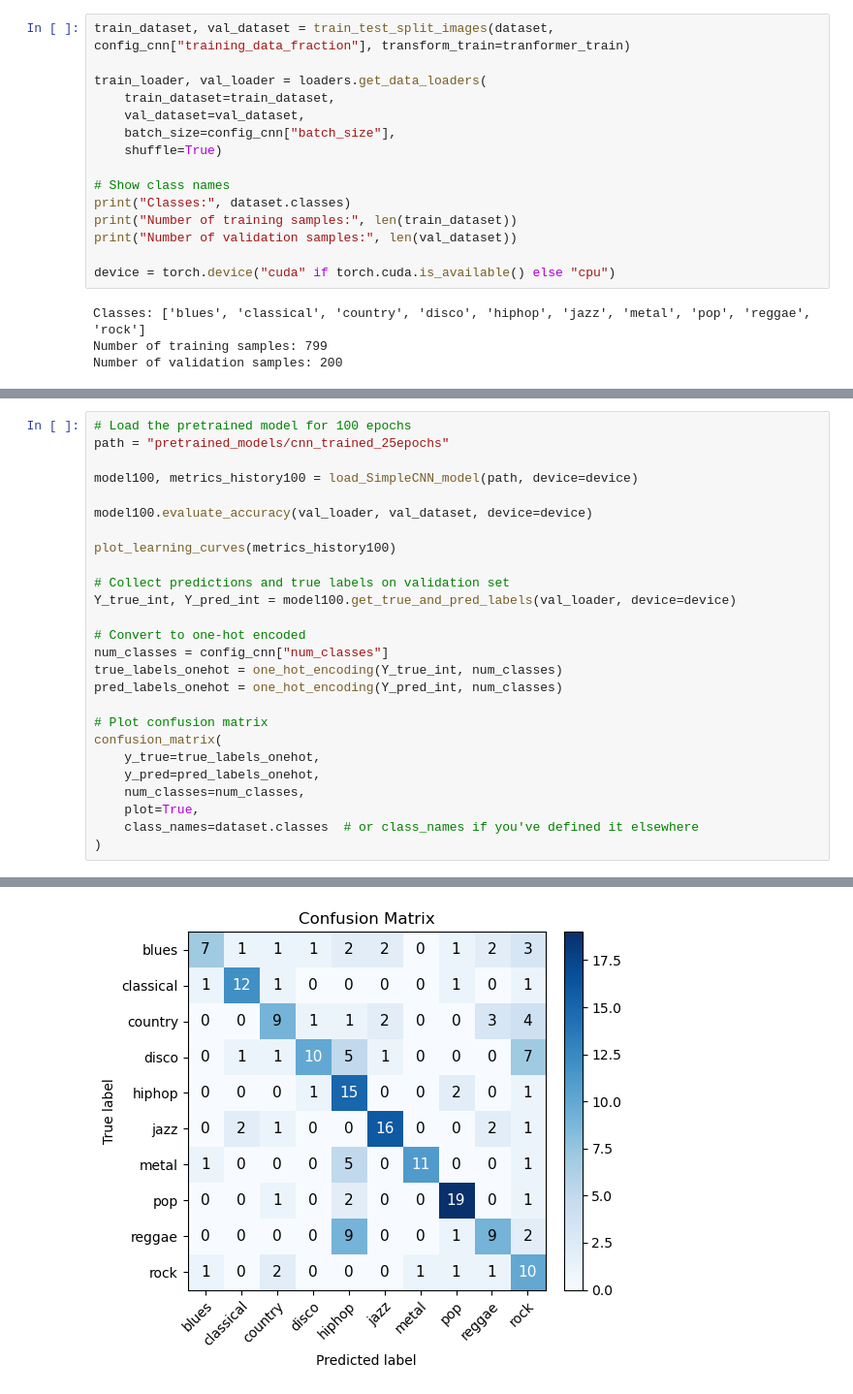
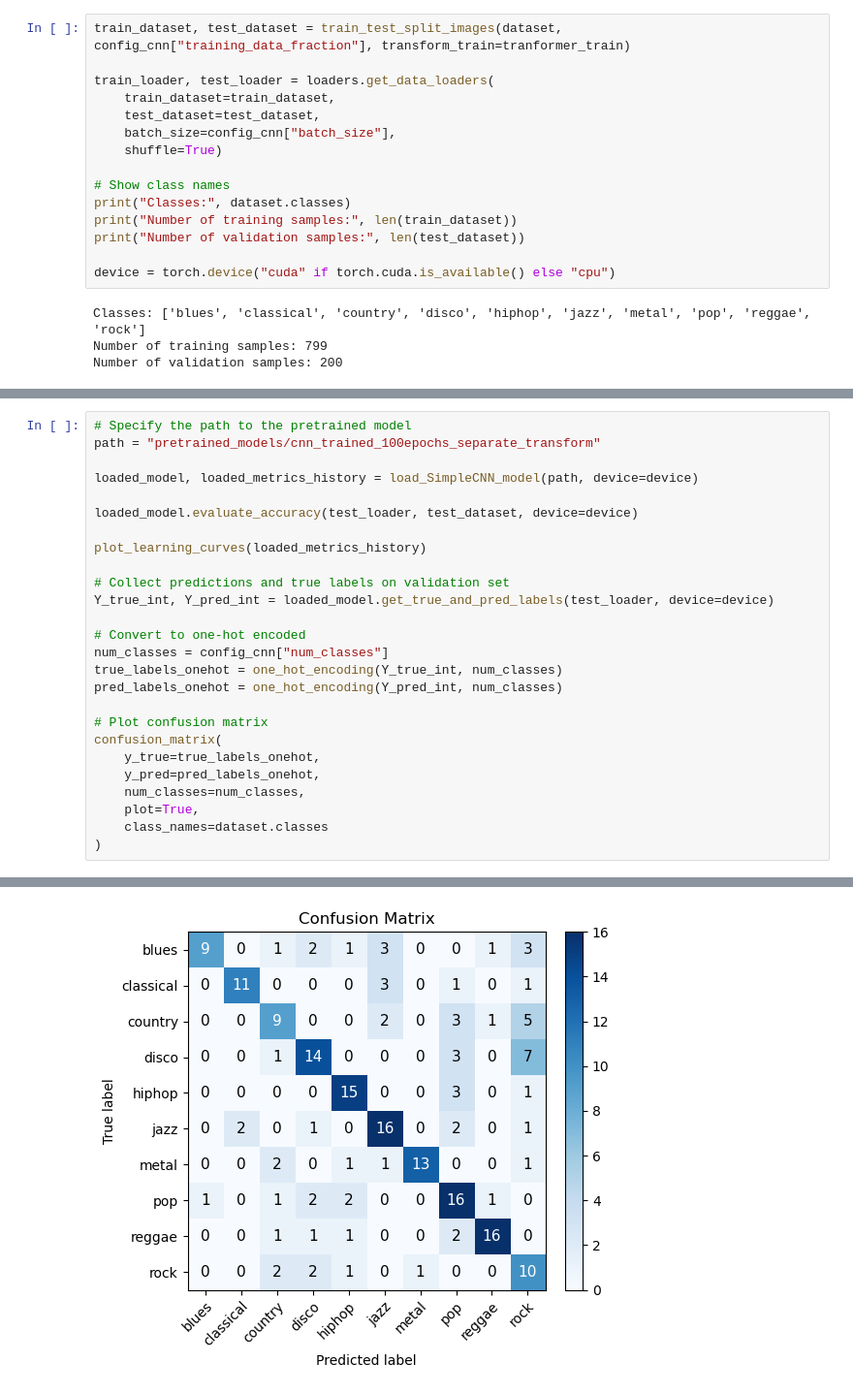
Before and after one commit to jpalikowska/Music-AppliedML, a Jupyter notebook: project_notebook.ipynb, the cells around one changed output, grey strips where cells are left out. Shown: that part at 97% size. Saved outputs shown, nothing was run; the diff lists cells and outputs as text.

```diff
--- a/project_notebook.ipynb
+++ b/project_notebook.ipynb
@@ -285,16 +309,16 @@ dataset, tranformer_train = loaders.load_spectrograms(config_cnn)
 # %%
-train_dataset, val_dataset = train_test_split_images(dataset, config_cnn["training_data_fraction"], transform_train=tranformer_train)
+train_dataset, test_dataset = train_test_split_images(dataset, config_cnn["training_data_fraction"], transform_train=tranformer_train)
 
-train_loader, val_loader = loaders.get_data_loaders(
+train_loader, test_loader = loaders.get_data_loaders(
     train_dataset=train_dataset,
-    val_dataset=val_dataset,
+    test_dataset=test_dataset,
     batch_size=config_cnn["batch_size"],
     shuffle=True)
 
 # Show class names
 print("Classes:", dataset.classes)
 print("Number of training samples:", len(train_dataset))
-print("Number of validation samples:", len(val_dataset))
+print("Number of validation samples:", len(test_dataset))
 
 device = torch.device("cuda" if torch.cuda.is_available() else "cpu")
 # %% [output]
@@ -366,15 +419,15 @@ confusion_matrix(
 # %%
-# Load the pretrained model for 100 epochs
-path = "pretrained_models/cnn_trained_25epochs"
+# Specify the path to the pretrained model
+path = "pretrained_models/cnn_trained_100epochs_separate_transform"
 
-model100, metrics_history100 = load_SimpleCNN_model(path, device=device)
+loaded_model, loaded_metrics_history = load_SimpleCNN_model(path, device=device)
 
-model100.evaluate_accuracy(val_loader, val_dataset, device=device)
+loaded_model.evaluate_accuracy(test_loader, test_dataset, device=device)
 
-plot_learning_curves(metrics_history100)
+plot_learning_curves(loaded_metrics_history)
 
 # Collect predictions and true labels on validation set
-Y_true_int, Y_pred_int = model100.get_true_and_pred_labels(val_loader, device=device)
+Y_true_int, Y_pred_int = loaded_model.get_true_and_pred_labels(test_loader, device=device)
 
 # Convert to one-hot encoded
 num_classes = config_cnn["num_classes"]
@@ -387,6 +440,6 @@ confusion_matrix(
     y_pred=pred_labels_onehot,
     num_classes=num_classes,
     plot=True,
-    class_names=dataset.classes  # or class_names if you've defined it elsewhere
+    class_names=dataset.classes
 )
 # %% [output]
@@ -395 +448 @@ confusion_matrix(
-[figure, old version]
+[figure, new version]
```
Also changed, not shown: parts of 25 cells of this notebook, 5 other files.
